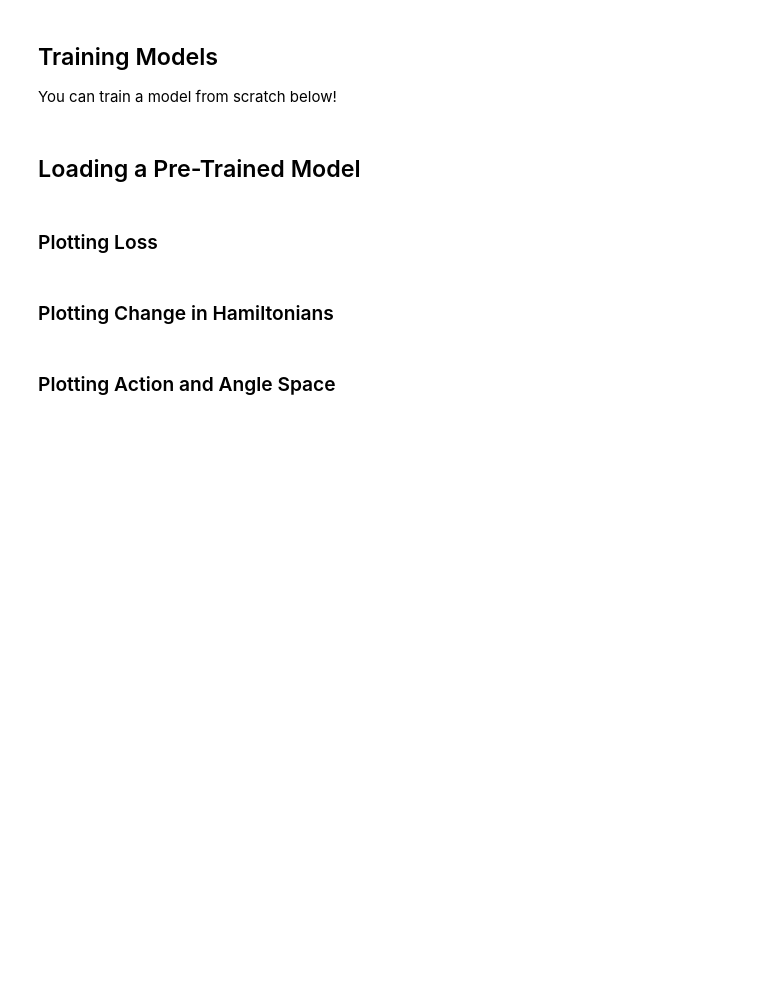
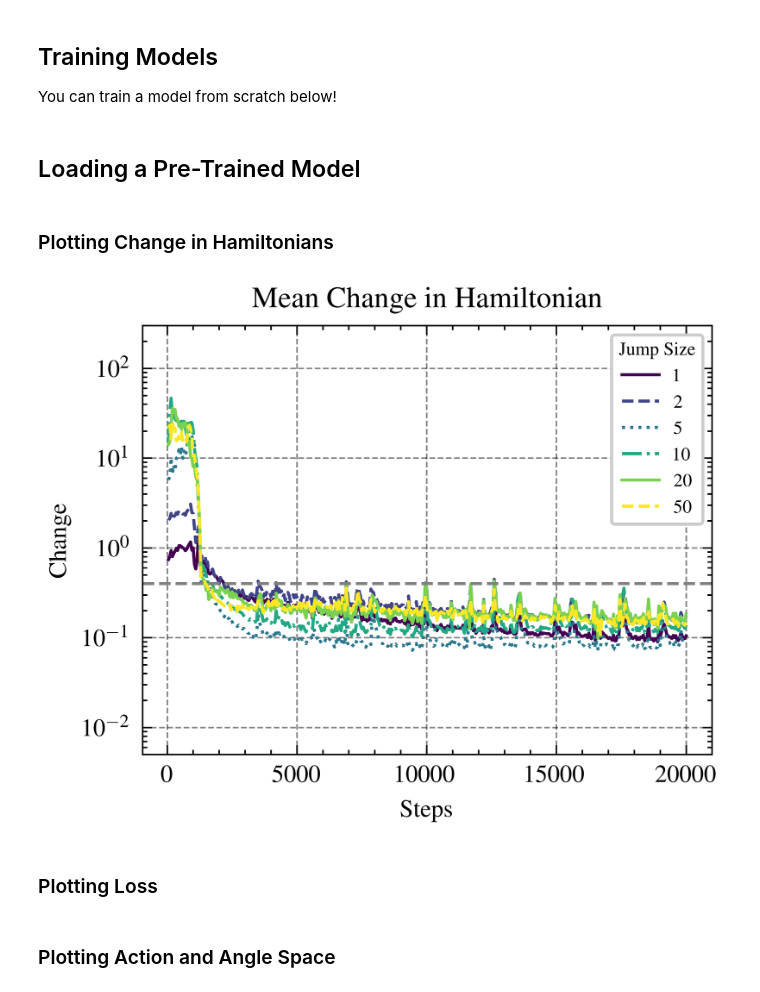
Before and after one commit to ameya98/ActionAngleNetworks, a Jupyter notebook: action_angle_networks/action_angle_networks.ipynb, the cells around one changed output. Saved outputs shown, nothing was run; the diff lists cells and outputs as text; code cells hidden in the pictures; blank space fills up the shorter version.

Commit message:
Add analysis script.

```diff
--- a/action_angle_networks/action_angle_networks.ipynb
+++ b/action_angle_networks/action_angle_networks.ipynb
@@ -51,7 +51,7 @@ import yaml
 
 sys.path.append("..")
 matplotlib.rc("animation", html="jshtml")
-PLT_CONTEXT = ['science', 'ieee', 'grid']
+PLT_STYLE_CONTEXT = ['science', 'ieee', 'grid']
 logging.get_absl_handler().python_handler.stream = sys.stdout
 logging.set_verbosity(logging.INFO)
 # %%
@@ -138,5 +136,7 @@ scaler, state, aux = train.train_and_evaluate(config, workdir)
 ## Loading a Pre-Trained Model
 # %%
 # @title Location of Pretrained Model
-# workdir = "/Users/ameyad/Documents/google-research/workdirs/action_angle_networks/configs/harmonic_motion/action_angle_flow/k_pair=0.1"
-workdir = "/Users/ameyad/Documents/google-research/tmp/euler_update_flow/"
+# config_name = "euler_update_flow"
+config_name = "action_angle_flow"
+k_pair = "1."
+workdir = f"/Users/ameyad/Documents/google-research/workdirs/action_angle_networks/configs/harmonic_motion/{config_name}/k_pair={k_pair}"
@@ -189,0 +143,2 @@ aux = cast_keys_as_int(aux)
+# %%
+config, scaler, state, aux = analysis.load_from_workdir(workdir)
@@ -197,3 +154,40 @@ test_positions = aux["test"]["positions"]
 test_momentums = aux["test"]["momentums"]
 test_simulation_parameters = aux["test"]["simulation_parameters"]
 all_test_metrics = aux["test"]["metrics"]
+# %% [markdown]
+### Plotting Change in Hamiltonians
+# %%
+total_changes = {
+    jump: np.asarray(
+        list(all_test_metrics[step][jump]["mean_change_in_hamiltonians"] for step in all_test_metrics)
+    )
+    for jump in config.test_time_jumps
+}
+steps = list(all_test_metrics.keys())
+
+true_position, true_momentum = train.inverse_transform_with_scaler(
+    test_positions[:1], test_momentums[:1], scaler
+)
+actual_hamiltonian = harmonic_motion_simulation.compute_hamiltonian(
+    true_position, true_momentum, test_simulation_parameters
+)
+actual_hamiltonian = np.asarray(actual_hamiltonian).squeeze()
+
+with plt.style.context(PLT_STYLE_CONTEXT):
+    fig, ax = plt.subplots()
+    colors = plt.cm.viridis(np.linspace(0, 1, len(total_changes)))
+    for jump_color, jump in zip(colors, config.test_time_jumps):
+        total_changes_for_jump = total_changes[jump]
+        ax.plot(steps, total_changes_for_jump, label=jump, color=jump_color)
+    ax.axhline(y=actual_hamiltonian, c="gray", linestyle="--")
+    ax.set_title("Mean Change in Hamiltonian")
+    ax.set_xlabel("Steps")
+    ax.set_ylabel("Change")
+    ax.set_yscale("log")
+    ax.set_ylim(0.005, 300)
+    ax.legend(title="Jump Size", loc="upper right", title_fontsize=6, fontsize=6)
+    plt.show()
+
+    fig.savefig(f"../notebook_outputs/paper/{config_name}/k_pair={k_pair}/change_in_hamiltonian.pdf", dpi=1000)
+# %% [output]
+[figure, added]
@@ -224,5 +219,3 @@ with plt.style.context(PLT_CONTEXT):
     plt.show()
 # %%
 fig.savefig("../notebook_outputs/test_losses.pdf", dpi=1000)
-# %% [markdown]
-### Plotting Change in Hamiltonians
```
Also changed, not shown: parts of 19 cells of this notebook, 6 other files.
